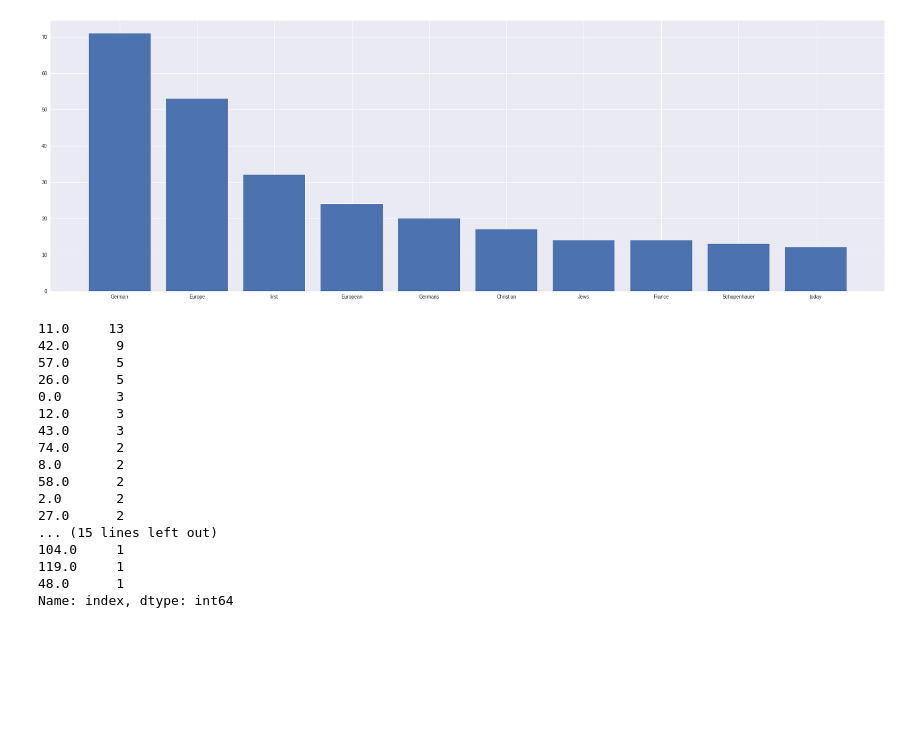
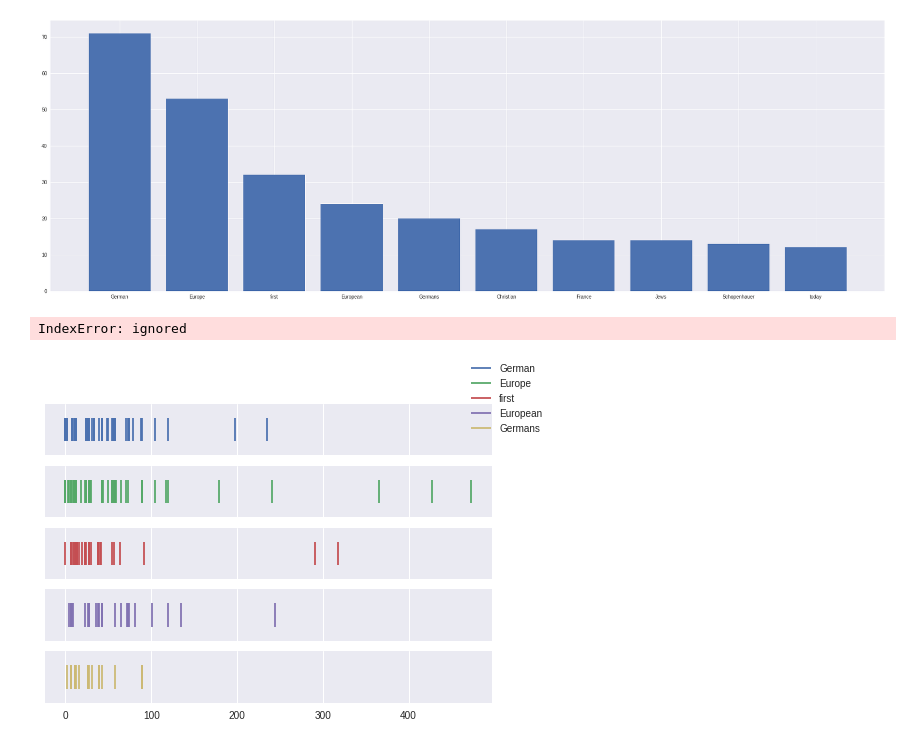
Before and after one commit to KhaldounN/Files-, a Jupyter notebook: Final_project/DSF_FINAL_PROJECT.ipynb, the cells around one changed output. Cells and saved outputs as stored; diff of their text form; code cells hidden in the pictures; blank space fills up the shorter version.

```diff
--- a/Final_project/DSF_FINAL_PROJECT.ipynb
+++ b/Final_project/DSF_FINAL_PROJECT.ipynb
@@ -217,6 +220,9 @@ df_ents['index'] = (df_ents.index / 100)
 df_ents['index'] = df_ents['index'].apply(np.floor)
 indexNames = df_ents[~(df_ents[0] != 0)].index
 df_ents.drop(indexNames , inplace=True)
+
+df_ents['name'] = 0
+df_ents['type'] = 0
 # %%
 for i , item in enumerate(df_ents.iloc[:,0]):
   df_ents['name'].iloc[i] = item.text
@@ -246,20 +251,0 @@ x = df_ents[df_ents['name'] == 'German']['index'].iloc[:]
-# %%
-x.value_counts()
-# %% [output]
-11.0     13
-42.0      9
-57.0      5
-26.0      5
-0.0       3
-12.0      3
-43.0      3
-74.0      2
-8.0       2
-58.0      2
-2.0       2
-27.0      2
-... (15 lines left out)
-104.0     1
-119.0     1
-48.0      1
-Name: index, dtype: int64
@@ -273,0 +252,17 @@ import spacy
+# %%
+v = df_ents['name'].value_counts().head(5).index
+# %%
+from collections import defaultdict
+indexes = defaultdict(list)
+for i , ent in enumerate(df_ents.iloc[:,0]):
+        indexes[ent.text].append(df_ents['index'].iloc[i])
+# %%
+  fig, axes = plt.subplots(len(v), sharex=True)
+for index, name in enumerate(v):
+    axes[index].eventplot(indexes[name], label=name, color="C{}".format(index))
+    axes[index].get_yaxis().set_visible(False)
+fig.legend()
+plt.plot(l['Moving'])
+# %% [output]
+IndexError: ignored
+[figure, added]
```
Also changed, not shown: parts of 23 cells of this notebook.
